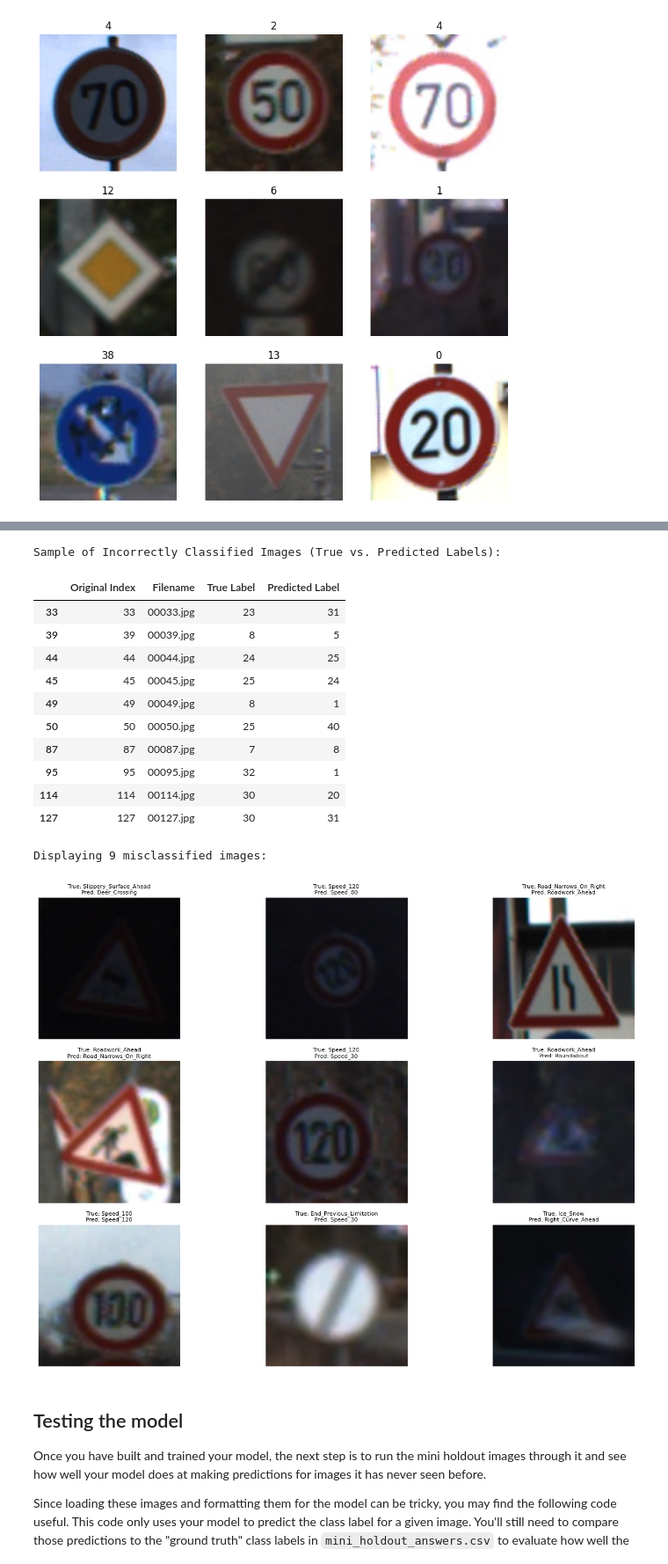
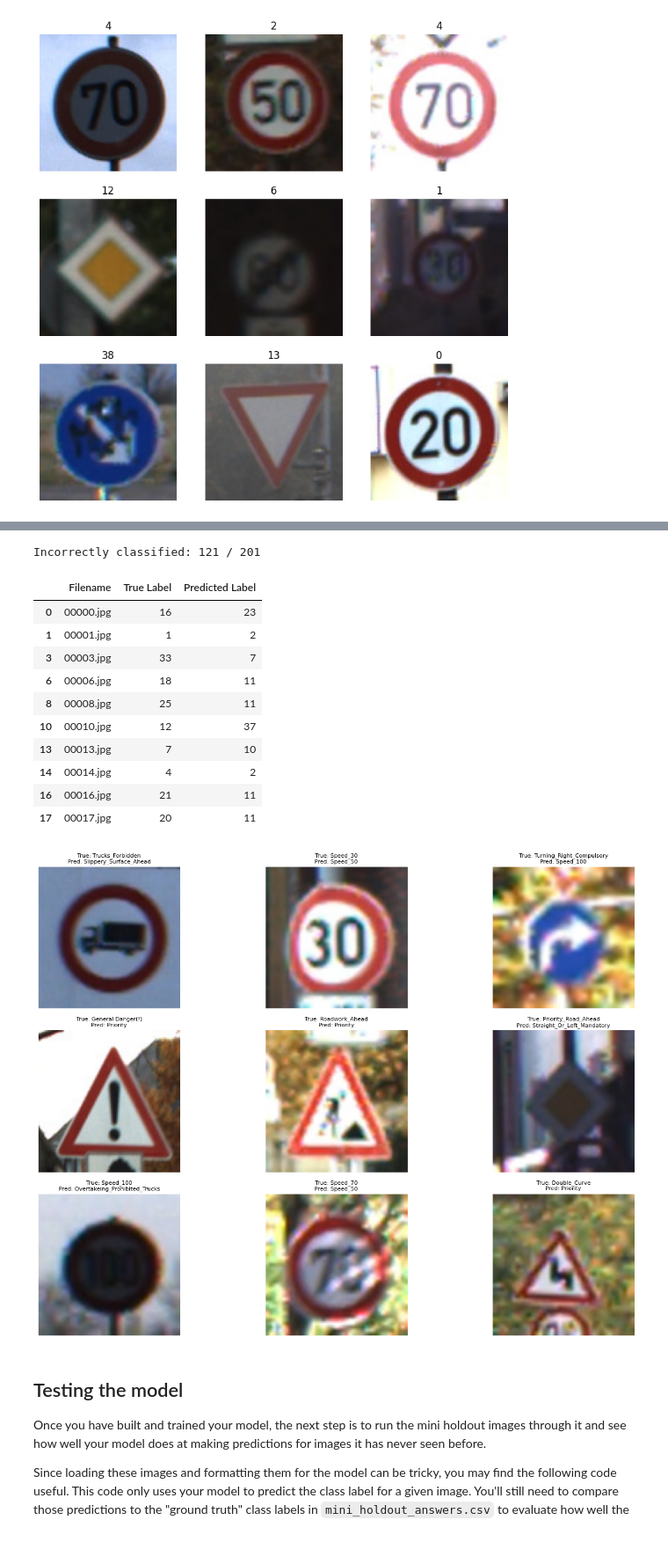
Before and after one commit to joseph-e-kent/ctrl_alt_elite, a Jupyter notebook: notebooks/starter_signs_silas.ipynb, the cells around one changed output, grey strips where cells are left out. Shown at 88% size. Saved outputs shown, nothing was run; the diff lists cells and outputs as text; code cells hidden in the pictures.

```diff
--- a/notebooks/starter_signs_silas.ipynb
+++ b/notebooks/starter_signs_silas.ipynb
@@ -187,3 +310,7 @@ Epoch 5/5
+# %%
+# Load the model from drive
+model_path = '/content/drive/MyDrive/models/best_model.keras'
+model = tf.keras.models.load_model(model_path)
 # %%
 test_dir = '/content/'
 
@@ -383,75 +517,49 @@ Passing `palette` without assigning `hue` is deprecated and will be removed in v
 # %%
 import matplotlib.pyplot as plt
 import matplotlib.image as mpimg
 
-# Filter for incorrect predictions
-incorrect_predictions_df = comparison_df[comparison_df['True Label'] != comparison_df['Predicted Label']].copy()
-
-# Add filenames from mini_holdout_answers
-incorrect_predictions_df = incorrect_predictions_df.merge(mini_holdout_answers[['Filename', 'ClassId']],
-                                                           left_on='True Label',
-                                                           right_on='ClassId', how='left')
-# Dropping the duplicate 'ClassId' column
-incorrect_predictions_df.drop(columns=['ClassId'], inplace=True)
-
-# To get the correct filename for each row, we need to map the original order
-# of mini_holdout_answers to the incorrect_predictions_df
-
-# First, let's reset the index of mini_holdout_answers to use it for merging based on original order
-mini_holdout_answers_indexed = mini_holdout_answers.reset_index()
-
-# Create a new comparison_df with the original index to match filenames correctly
-comparison_with_filenames_df = pd.DataFrame({
-    'Original Index': mini_holdout_answers_indexed['index'],
-    'Filename': mini_holdout_answers_indexed['Filename'],
+comparison_df = pd.DataFrame({
+    'Filename': mini_holdout_answers['Filename'].values,
     'True Label': true_labels,
     'Predicted Label': predictions
 })
 
-# Filter for incorrect predictions using this new DataFrame
-incorrect_predictions_with_filenames_df = comparison_with_filenames_df[
-    comparison_with_filenames_df['True Label'] != comparison_with_filenames_df['Predicted Label']
-]
+incorrect_df = comparison_df[comparison_df['True Label'] != comparison_df['Predicted Label']]
 
-print("\nSample of Incorrectly Classified Images (True vs. Predicted Labels):")
-display(incorrect_predictions_with_filenames_df.head(10))
+print(f"Incorrectly classified: {len(incorrect_df)} / {len(comparison_df)}")
+display(incorrect_df.head(10))
 
-# Display some of the misclassified images
 plt.figure(figsize=(15, 10))
-num_to_display = min(9, len(incorrect_predictions_with_filenames_df))
+num_to_display = min(9, len(incorrect_df))
 
-print(f"\nDisplaying {num_to_display} misclassified images:")
 for i in range(num_to_display):
-    row = incorrect_predictions_with_filenames_df.iloc[i]
-    filename = row['Filename']
+    row = incorrect_df.iloc[i]
     true_label = int(row['True Label'])
     predicted_label = int(row['Predicted Label'])
-
-    # Construct the full path to the image
-    image_path = f"/content/mini_holdout/{filename}"
+    image_path = f"/content/mini_holdout/{row['Filename']}"
 
     plt.subplot(3, 3, i + 1)
     img = mpimg.imread(image_path)
     plt.imshow(img)
     plt.title(f"True: {target_names[true_label]}\nPred: {target_names[predicted_label]}", fontsize=8)
     plt.axis('off')
+
 plt.tight_layout()
 plt.show()
 # %% [output]
-Sample of Incorrectly Classified Images (True vs. Predicted Labels):
+Incorrectly classified: 121 / 201
-|  | Original Index | Filename | True Label | Predicted Label |
-| 33 | 33 | 00033.jpg | 23 | 31 |
-| 39 | 39 | 00039.jpg | 8 | 5 |
-| 44 | 44 | 00044.jpg | 24 | 25 |
-| 45 | 45 | 00045.jpg | 25 | 24 |
-| 49 | 49 | 00049.jpg | 8 | 1 |
-| 50 | 50 | 00050.jpg | 25 | 40 |
-| 87 | 87 | 00087.jpg | 7 | 8 |
-| 95 | 95 | 00095.jpg | 32 | 1 |
-| 114 | 114 | 00114.jpg | 30 | 20 |
-| 127 | 127 | 00127.jpg | 30 | 31 |
+|  | Filename | True Label | Predicted Label |
+| 0 | 00000.jpg | 16 | 23 |
+| 1 | 00001.jpg | 1 | 2 |
+| 3 | 00003.jpg | 33 | 7 |
+| 6 | 00006.jpg | 18 | 11 |
+| 8 | 00008.jpg | 25 | 11 |
+| 10 | 00010.jpg | 12 | 37 |
+| 13 | 00013.jpg | 7 | 10 |
+| 14 | 00014.jpg | 4 | 2 |
+| 16 | 00016.jpg | 21 | 11 |
+| 17 | 00017.jpg | 20 | 11 |
-Displaying 9 misclassified images:
-[figure, old version]
+[figure, new version]
 # %% [markdown]
 ## Testing the model
 Once you have built and trained your model, the next step is to run the mini holdout images through it and see how well your model does at making predictions for images it has never seen before.
```
Also changed, not shown: parts of 14 cells of this notebook.
